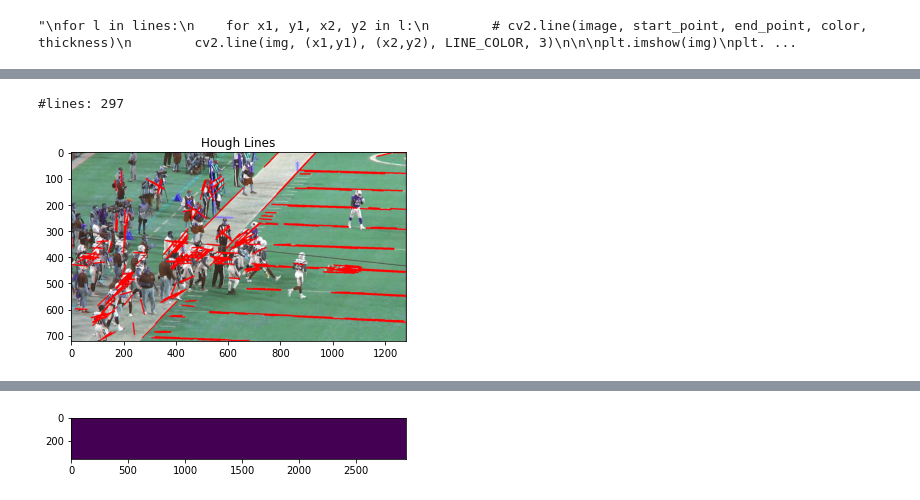
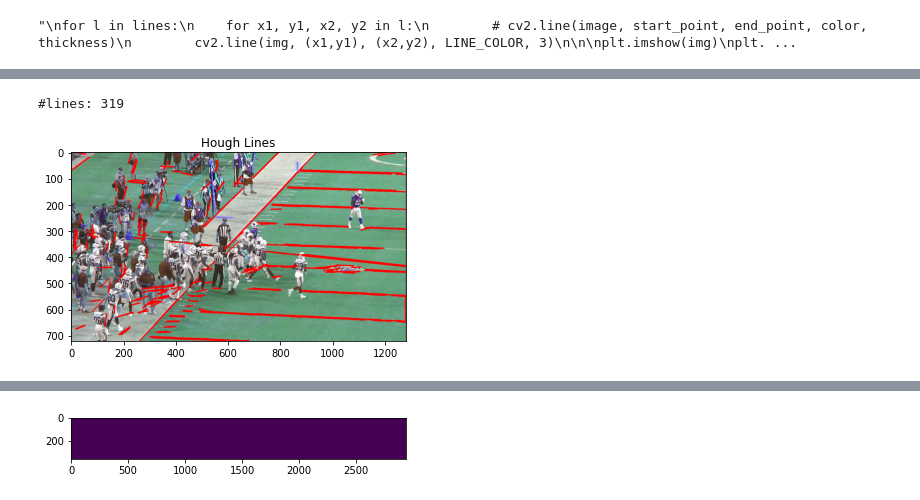
Before and after one commit to prenassipaolo/kaggle_nfl_2021, a Jupyter notebook: test_notebook_hough.ipynb, the cells around one changed output, grey strips where cells are left out. Drawn from its saved outputs; the diff is of its cells as text; code cells hidden in the pictures.

Commit message:
try to find thresholds for hsv and hls

```diff
--- a/test_notebook_hough.ipynb
+++ b/test_notebook_hough.ipynb
@@ -23,8 +55,8 @@ hls_img = cv2.cvtColor(img, cv2.COLOR_BGR2HLS)
 bgr_lower_color = np.array([200,200,200])
 bgr_upper_color = np.array([255,255,255])
 
-hsv_lower_color = np.array([0,0,0])
-hsv_upper_color = np.array([180,60,255])
+hsv_lower_color = np.array([20,0,0])
+hsv_upper_color = np.array([100,255,255])
 
 hls_lower_color = np.array([0,160,0])
 hls_upper_color = np.array([180,255,255])
@@ -99,0 +107,3 @@ plt.show()
+# %%
+final_mask = ~hls_mask&hsv_mask
+#final_mask = ~hls_mask
@@ -99,0 +161,4 @@ plt.show()
+# %%
+img = path_to_img(EXAMPLE_IMG_PATH)
+
+dilated = plot_mask2dilation(img, final_mask, figsize=(15,15))
@@ -109,7 +177,7 @@ https://opencv24-python-tutorials.readthedocs.io/en/latest/py_tutorials/py_imgpr
 minLineLength = 100
 maxLineGap = 5
 #lines = cv2.HoughLinesP(edges, 1, np.pi/180, 100, minLineLength, maxLineGap)
-h, theta = cv2.HoughLines(dilated, 1, np.pi/180, 500)
+lines = cv2.HoughLines(dilated, 1, np.pi/180, 400)
 
 # Green color in BGR
 LINE_COLOR = (255, 0, 0)
@@ -201,42 +252,40 @@ array([579., 324., 561., 326., 577., 390., 684., 173., 175., 106., 497.,
 minLineLength = 40#100
 maxLineGap = 5#5
 
-lines = cv2.HoughLinesP(edges, 1, np.pi/180, 20, minLineLength, maxLineGap)
-
 
 rho = 1  # distance resolution in pixels of the Hough grid
 theta = np.pi / 180  # angular resolution in radians of the Hough grid
-threshold = 50 # minimum number of votes (intersections in Hough grid cell)
-min_line_length = 40  # minimum number of pixels making up a line
+threshold = 100 # minimum number of votes (intersections in Hough grid cell)
+min_line_length = 30  # minimum number of pixels making up a line
 max_line_gap = 5  # maximum gap in pixels between connectable line segments
 
 # Run Hough on edge detected image
 # Output "lines" is an array containing endpoints of detected line segments
 
 lines = cv2.HoughLinesP(dilated, rho, theta, threshold, np.array([]), min_line_length, max_line_gap)
 
 
 
 
 
 
 # Green color in BGR
 LINE_COLOR = (255, 0, 0)
 
 print('#lines:', len(lines))
 img = path_to_img(EXAMPLE_IMG_PATH)
 for l in lines:
     for x1, y1, x2, y2 in l:
         # cv2.line(image, start_point, end_point, color, thickness)
         cv2.line(img, (x1,y1), (x2,y2), LINE_COLOR, 3)
 
 
 plt.imshow(img)
 plt.title('Hough Lines')
 plt.show()
 # %% [output]
-#lines: 297
+#lines: 319
-[figure, old version]
+[figure, new version]
 # %%
 len(lines)
 # %% [output]
```
Also changed, not shown: parts of 41 cells of this notebook.
